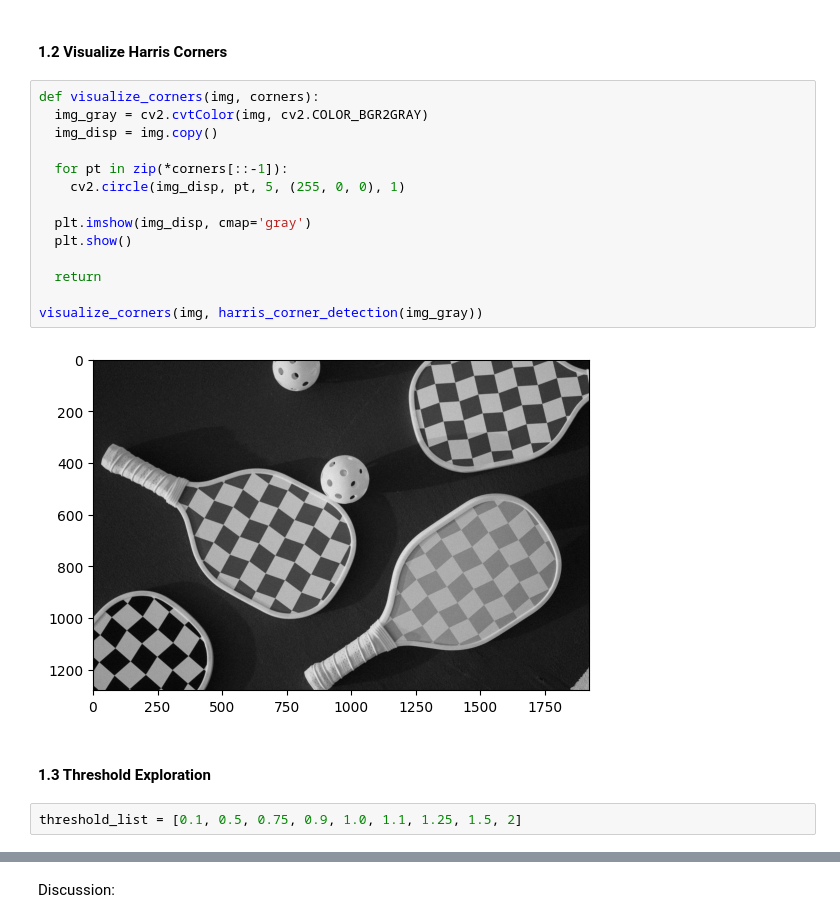
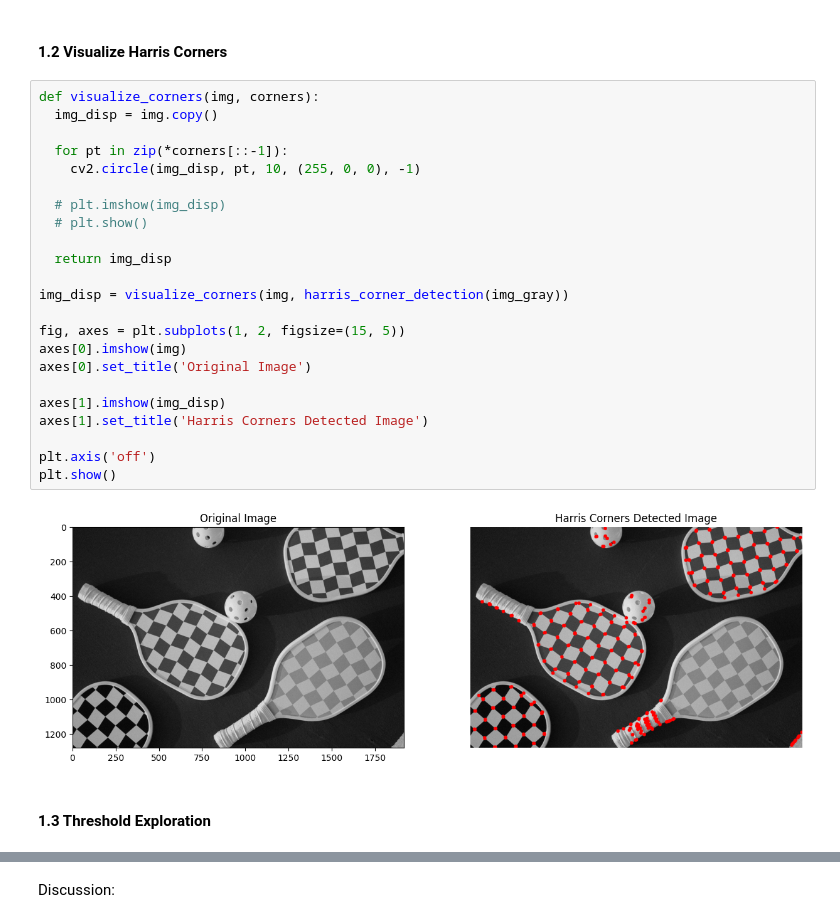
Before and after one commit to jewoolee0502/ComputerVision, a Jupyter notebook: ECSE415_A2.ipynb, the cells around one changed output, grey strips where cells are left out. Cells and saved outputs as stored; diff of their text form.

```diff
--- a/ECSE415_A2.ipynb
+++ b/ECSE415_A2.ipynb
@@ -104,21 +106,28 @@ def harris_corner_detection(img, alpha=0.05, threshold=1):
 #### 1.2 Visualize Harris Corners
 # %%
 def visualize_corners(img, corners):
-  img_gray = cv2.cvtColor(img, cv2.COLOR_BGR2GRAY)
   img_disp = img.copy()
 
   for pt in zip(*corners[::-1]):
-    cv2.circle(img_disp, pt, 5, (255, 0, 0), 1)
+    cv2.circle(img_disp, pt, 10, (255, 0, 0), -1)
 
-  plt.imshow(img_disp, cmap='gray')
-  plt.show()
+  # plt.imshow(img_disp)
+  # plt.show()
 
-  return
+  return img_disp
 
-visualize_corners(img, harris_corner_detection(img_gray))
+img_disp = visualize_corners(img, harris_corner_detection(img_gray))
+
+fig, axes = plt.subplots(1, 2, figsize=(15, 5))
+axes[0].imshow(img)
+axes[0].set_title('Original Image')
+
+axes[1].imshow(img_disp)
+axes[1].set_title('Harris Corners Detected Image')
+
+plt.axis('off')
+plt.show()
 # %% [output]
-[figure, old version]
+[figure, new version]
 # %% [markdown]
 #### 1.3 Threshold Exploration
-# %%
-threshold_list = [0.1, 0.5, 0.75, 0.9, 1.0, 1.1, 1.25, 1.5, 2]
```
Also changed, not shown: parts of 3 cells of this notebook.
